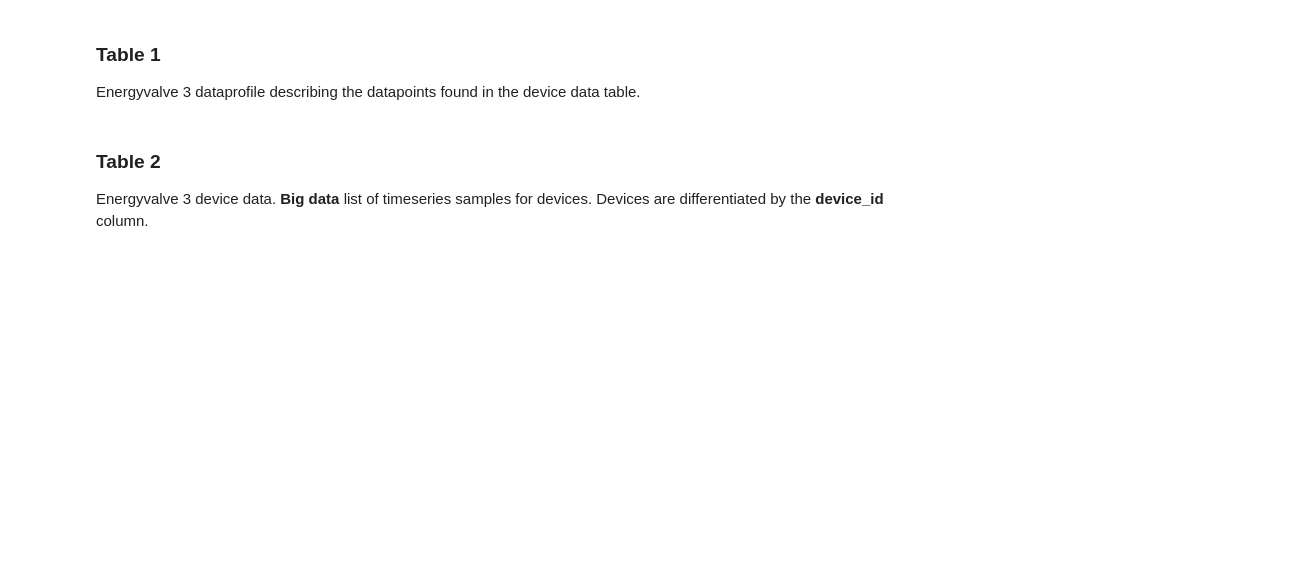
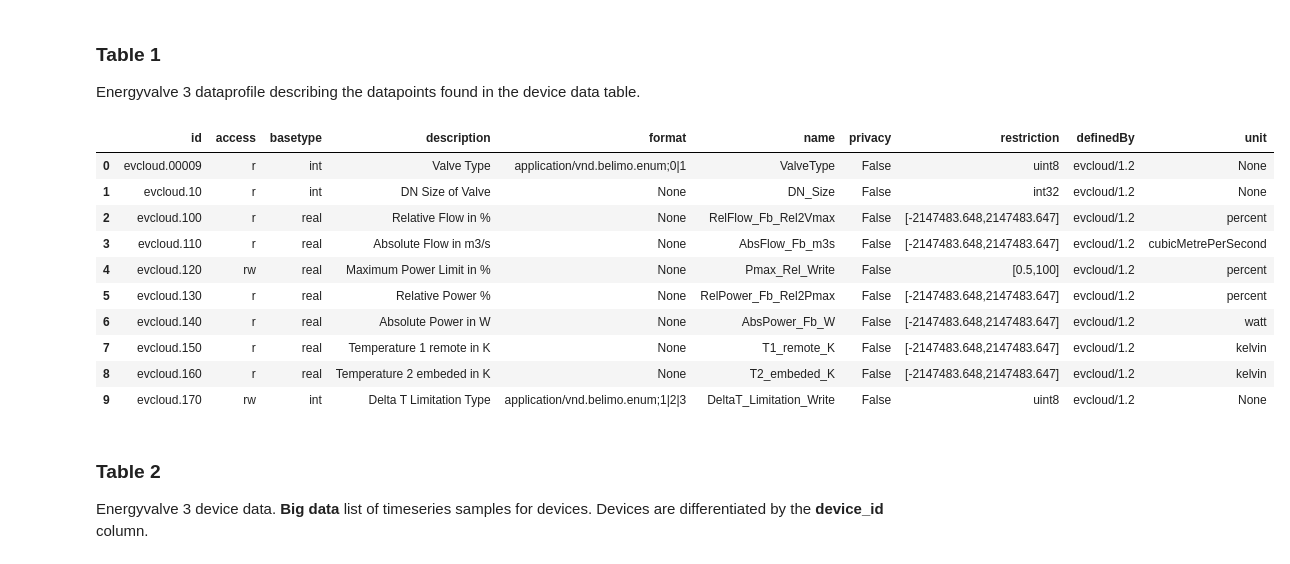
Before and after one commit to raspitim/Belimo_STARTHACK25, a Jupyter notebook: demo/work/docker-demo.ipynb, the cells around one changed output. Saved outputs shown, nothing was run; the diff lists cells and outputs as text; code cells hidden in the pictures; blank space fills up the shorter version.

```diff
--- a/demo/work/docker-demo.ipynb
+++ b/demo/work/docker-demo.ipynb
@@ -22,8 +26,20 @@ client.list_all_tables()
 ### Table 1
 Energyvalve 3 dataprofile describing the datapoints found in the device data table.
 # %%
-df = spark.read.format("deltaSharing").load("config.share#start_hack_2025.start_hack_2025.ev3_dataprofile").limit(3)
+df = spark.read.format("deltaSharing").load("config.share#start_hack_2025.start_hack_2025.ev3_dataprofile").limit(10)
 df.toPandas()
+# %% [output]
+|  | id | access | basetype | description | format | name | privacy | restriction | definedBy | unit |
+| 0 | evcloud.00009 | r | int | Valve Type | application/vnd.belimo.enum;0|1 | ValveType | False | uint8 | evcloud/1.2 | None |
+| 1 | evcloud.10 | r | int | DN Size of Valve | None | DN_Size | False | int32 | evcloud/1.2 | None |
+| 2 | evcloud.100 | r | real | Relative Flow in % | None | RelFlow_Fb_Rel2Vmax | False | [-2147483.648,2147483.647] | evcloud/1.2 | percent |
+| 3 | evcloud.110 | r | real | Absolute Flow in m3/s | None | AbsFlow_Fb_m3s | False | [-2147483.648,2147483.647] | evcloud/1.2 | cubicMetrePerSecond |
+| 4 | evcloud.120 | rw | real | Maximum Power Limit in % | None | Pmax_Rel_Write | False | [0.5,100] | evcloud/1.2 | percent |
+| 5 | evcloud.130 | r | real | Relative Power % | None | RelPower_Fb_Rel2Pmax | False | [-2147483.648,2147483.647] | evcloud/1.2 | percent |
+| 6 | evcloud.140 | r | real | Absolute Power in W | None | AbsPower_Fb_W | False | [-2147483.648,2147483.647] | evcloud/1.2 | watt |
+| 7 | evcloud.150 | r | real | Temperature 1 remote in K | None | T1_remote_K | False | [-2147483.648,2147483.647] | evcloud/1.2 | kelvin |
+| 8 | evcloud.160 | r | real | Temperature 2 embeded in K | None | T2_embeded_K | False | [-2147483.648,2147483.647] | evcloud/1.2 | kelvin |
+| 9 | evcloud.170 | rw | int | Delta T Limitation Type | application/vnd.belimo.enum;1|2|3 | DeltaT_Limitation_Write | False | uint8 | evcloud/1.2 | None |
 # %% [markdown]
 ### Table 2
 Energyvalve 3 device data. **Big data** list of timeseries samples for devices. Devices are differentiated by the **device_id** column.
```
Also changed, not shown: parts of 4 cells of this notebook, 2 other files.
